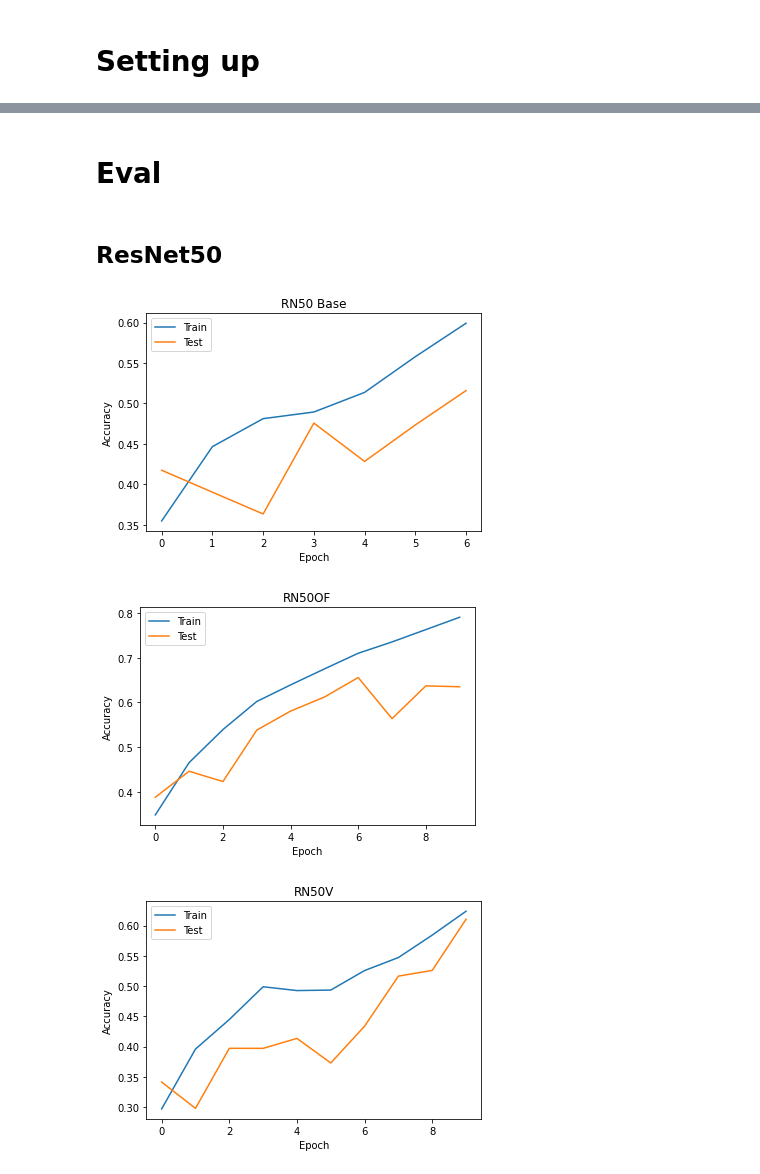
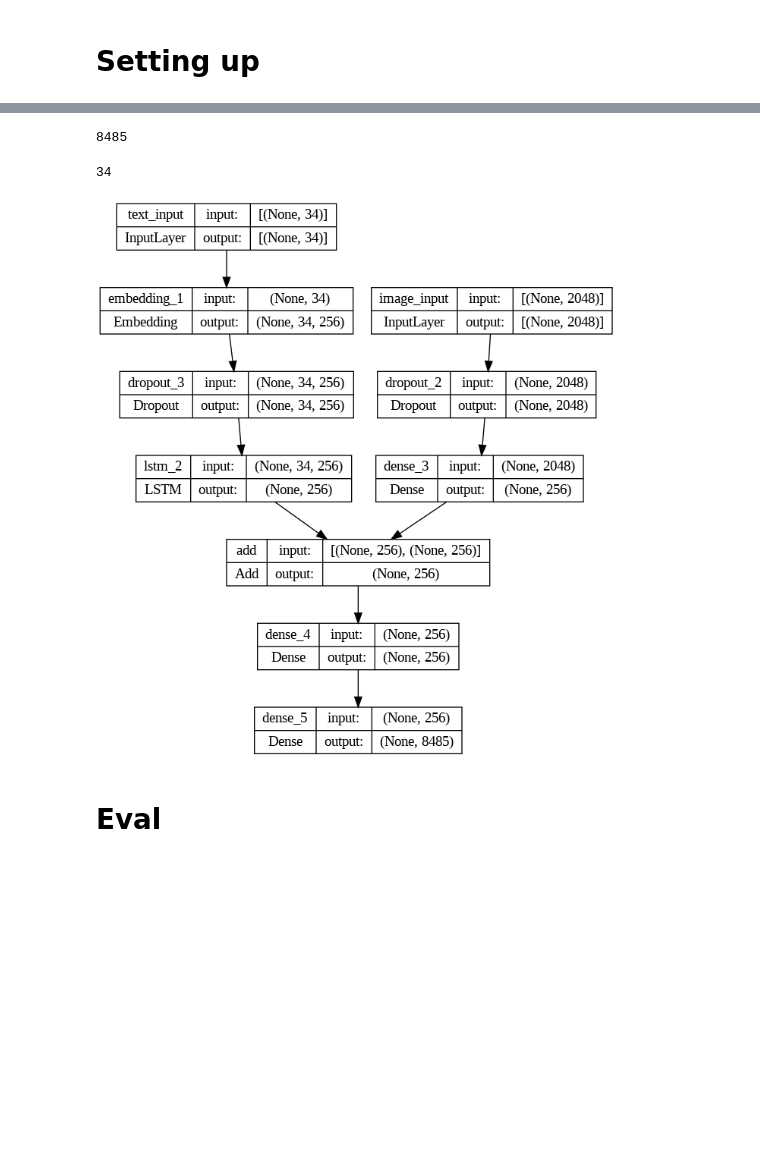
Before and after one commit to PhLoDuTi/DLS, a Jupyter notebook: 520K0220_Pham_Long_Duy_Tien_Midterm.ipynb, the cells around one changed output, grey strips where cells are left out. Cells and saved outputs as stored; diff of their text form; code cells hidden in the pictures; blank space fills up the shorter version.

```diff
--- a/520K0220_Pham_Long_Duy_Tien_Midterm.ipynb
+++ b/520K0220_Pham_Long_Duy_Tien_Midterm.ipynb
@@ -846,0 +172,7 @@ Epoch 20/20
+# %%
+all_captions = []
+for key in mapping:
+    for caption in mapping[key]:
+        all_captions.append(caption)
+len(all_captions)
+all_captions[:10]
@@ -846,0 +190,14 @@ Epoch 20/20
+# %%
+# tokenize the text
+tokenizer = Tokenizer()
+tokenizer.fit_on_texts(all_captions)
+vocab_size = len(tokenizer.word_index) + 1
+vocab_size
+# %% [output]
+8485
+# %%
+# get maximum length, based on the longest one
+max_length = max(len(caption.split()) for caption in all_captions)
+max_length
+# %% [output]
+34
@@ -846,0 +266,25 @@ Epoch 20/20
+# %%
+# encoder model
+# image feature layers
+inputs1 = Input(shape=(2048,), name="image_input")
+fe1 = Dropout(0.4)(inputs1)
+fe2 = Dense(256, activation='relu')(fe1)
+# sequence feature layers
+inputs2 = Input(shape=(max_length,), name="text_input")
+se1 = Embedding(vocab_size, 256, mask_zero=True)(inputs2)
+se2 = Dropout(0.4)(se1)
+se3 = LSTM(256)(se2)
+
+# decoder model
+decoder1 = add([fe2, se3])
+decoder2 = Dense(256, activation='relu')(decoder1)
+outputs = Dense(vocab_size, activation='softmax')(decoder2)
+
+model = Model(inputs=[inputs1, inputs2], outputs=outputs)
+model.compile(loss='categorical_crossentropy', optimizer='adam')
+# %%
+
+# plot the model
+plot_model(model, show_shapes=True)
+# %% [output]
+[figure, added]
@@ -847,33 +302,2 @@ Epoch 20/20
 # %% [markdown]
 # Eval
-# %% [markdown]
-## ResNet50
-# %%
-
-plt.plot(history_rn50.history['accuracy'])
-plt.plot(history_rn50.history['val_accuracy'])
-plt.title('RN50 Base')
-plt.ylabel('Accuracy')
-plt.xlabel('Epoch')
-plt.legend(['Train', 'Test'], loc='upper left')
-plt.show()
-
-plt.plot(history_rn50of.history['accuracy'])
-plt.plot(history_rn50of.history['val_accuracy'])
-plt.title('RN50OF')
-plt.ylabel('Accuracy')
-plt.xlabel('Epoch')
-plt.legend(['Train', 'Test'], loc='upper left')
-plt.show()
-
-plt.plot(history_rn50v.history['accuracy'])
-plt.plot(history_rn50v.history['val_accuracy'])
-plt.title('RN50V')
-plt.ylabel('Accuracy')
-plt.xlabel('Epoch')
-plt.legend(['Train', 'Test'], loc='upper left')
-plt.show()
-# %% [output]
-[figure, removed]
-[figure, removed]
-[figure, removed]
```
Also changed, not shown: parts of 93 cells of this notebook.
